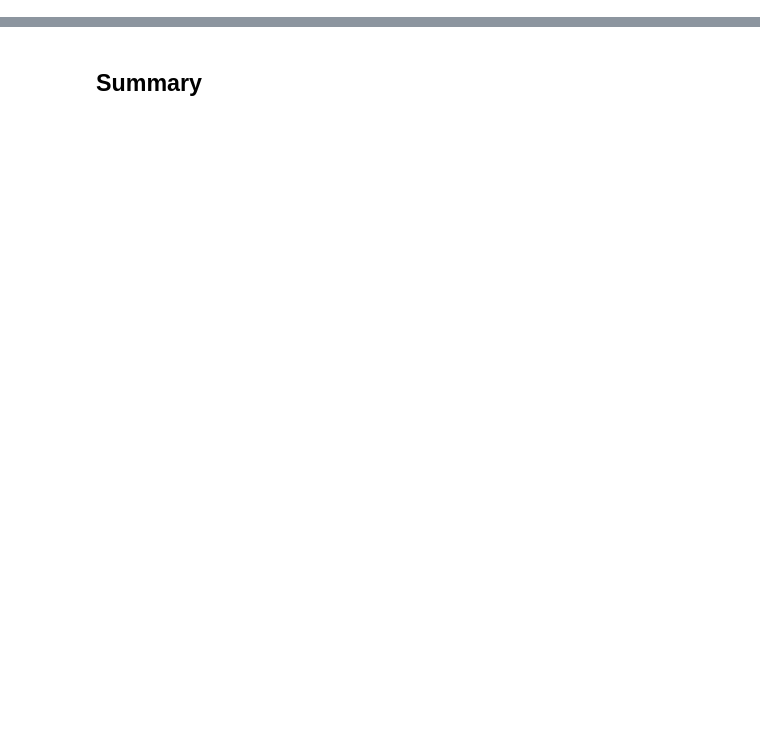
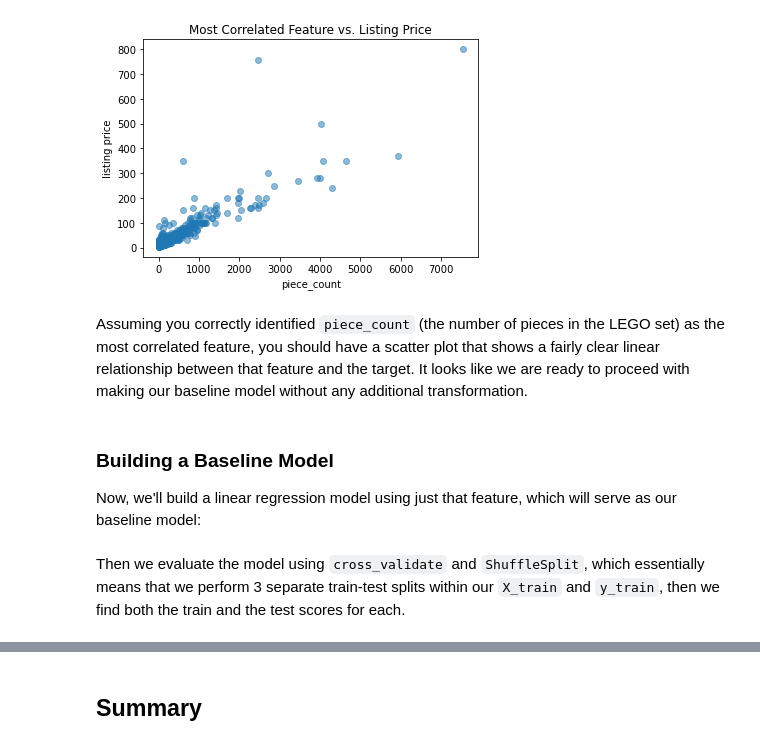
Before and after one commit to learn-co-curriculum/ds-linear-regression-project-axi, a Jupyter notebook: index.ipynb, the cells around one changed output, grey strips where cells are left out. Drawn from its saved outputs; the diff is of its cells as text; code cells hidden in the pictures; blank space fills up the shorter version.

```diff
--- a/index.ipynb
+++ b/index.ipynb
@@ -706,0 +243,4 @@ plt.plot(model.predict(train[x_cols]), [0 for i in range(len(train))])
+# %%
+# __SOLUTION__
+
+most_correlated_feature = "piece_count"
@@ -706,0 +259,17 @@ plt.plot(model.predict(train[x_cols]), [0 for i in range(len(train))])
+# %%
+# __SOLUTION__
+
+fig, ax = plt.subplots()
+
+ax.scatter(X_train[most_correlated_feature], y_train, alpha=0.5)
+ax.set_xlabel(most_correlated_feature)
+ax.set_ylabel("listing price")
+ax.set_title("Most Correlated Feature vs. Listing Price");
+# %% [output]
+[figure, added]
+# %% [markdown]
+Assuming you correctly identified `piece_count` (the number of pieces in the LEGO set) as the most correlated feature, you should have a scatter plot that shows a fairly clear linear relationship between that feature and the target. It looks like we are ready to proceed with making our baseline model without any additional transformation.
+# %% [markdown]
+### Building a Baseline Model
+
+Now, we'll build a linear regression model using just that feature, which will serve as our baseline model:
@@ -706,0 +288,2 @@ plt.plot(model.predict(train[x_cols]), [0 for i in range(len(train))])
+# %% [markdown]
+Then we evaluate the model using `cross_validate` and `ShuffleSplit`, which essentially means that we perform 3 separate train-test splits within our `X_train` and `y_train`, then we find both the train and the test scores for each.
```
Also changed, not shown: parts of 194 cells of this notebook, 11 other files.
